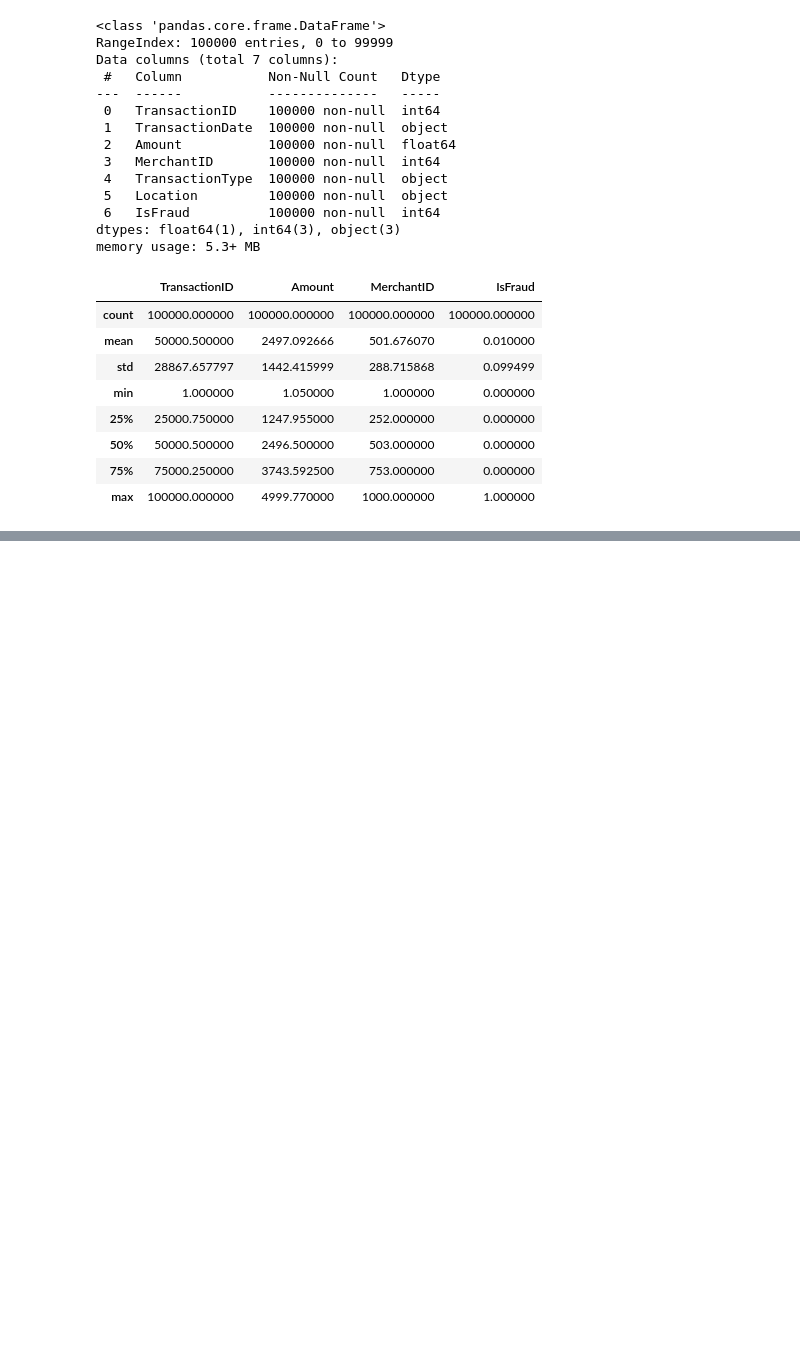
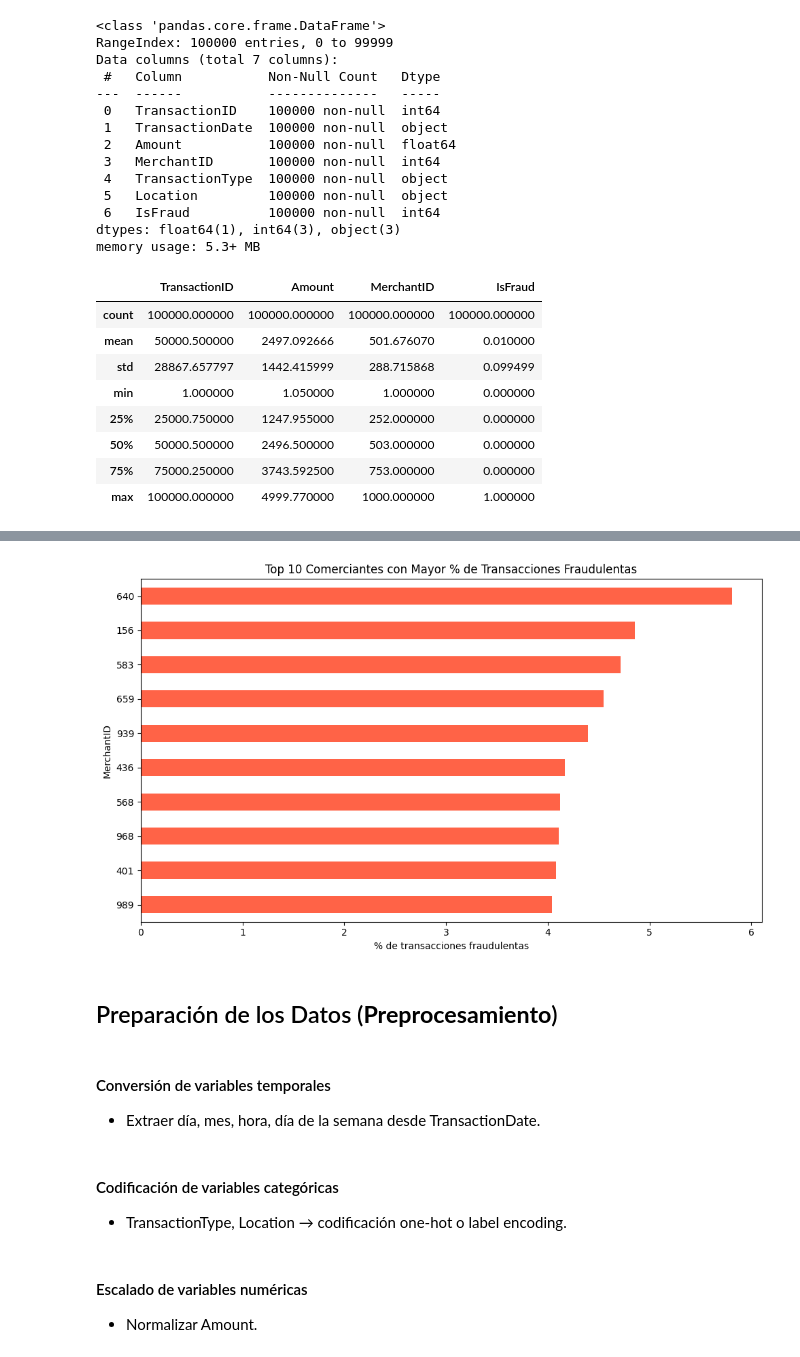
Before and after one commit to angemaria25/credit-card-fraud-detection, a Jupyter notebook: main.ipynb, the cells around one changed output, grey strips where cells are left out. Saved outputs shown, nothing was run; the diff lists cells and outputs as text; code cells hidden in the pictures; blank space fills up the shorter version.

```diff
--- a/main.ipynb
+++ b/main.ipynb
@@ -161,0 +182,40 @@ plt.show()
+# %%
+# 1. Número de fraudes por comerciante
+fraudes_por_comerciante = data[data['IsFraud'] == 1]['MerchantID'].value_counts()
+
+# 2. Total de transacciones por comerciante
+transacciones_por_comerciante = data['MerchantID'].value_counts()
+
+# 3. Porcentaje de fraude por comerciante
+porcentaje_fraude = (fraudes_por_comerciante / transacciones_por_comerciante) * 100
+
+# 4. Eliminar comerciantes con pocas transacciones (ej. < 30)
+min_transacciones = 30
+comerciantes_validos = transacciones_por_comerciante[transacciones_por_comerciante >= min_transacciones].index
+porcentaje_fraude_filtrado = porcentaje_fraude[porcentaje_fraude.index.isin(comerciantes_validos)].dropna()
+
+# 5. Top 10 comerciantes con mayor % de fraude
+top_merchant_fraude = porcentaje_fraude_filtrado.sort_values(ascending=False).head(10)
+
+# 6. Visualización
+plt.figure(figsize=(10, 6))
+top_merchant_fraude.plot(kind='barh', color='tomato')
+plt.title('Top 10 Comerciantes con Mayor % de Transacciones Fraudulentas')
+plt.xlabel('% de transacciones fraudulentas')
+plt.ylabel('MerchantID')
+plt.gca().invert_yaxis()
+plt.tight_layout()
+plt.show()
+# %% [output]
+[figure, added]
+# %% [markdown]
+## Preparación de los Datos (**Preprocesamiento**)
+# %% [markdown]
+#### Conversión de variables temporales
+- Extraer día, mes, hora, día de la semana desde TransactionDate.
+# %% [markdown]
+#### Codificación de variables categóricas
+- TransactionType, Location → codificación one-hot o label encoding.
+# %% [markdown]
+#### Escalado de variables numéricas
+- Normalizar Amount.
```
Also changed, not shown: parts of 18 cells of this notebook, 2 other files.
